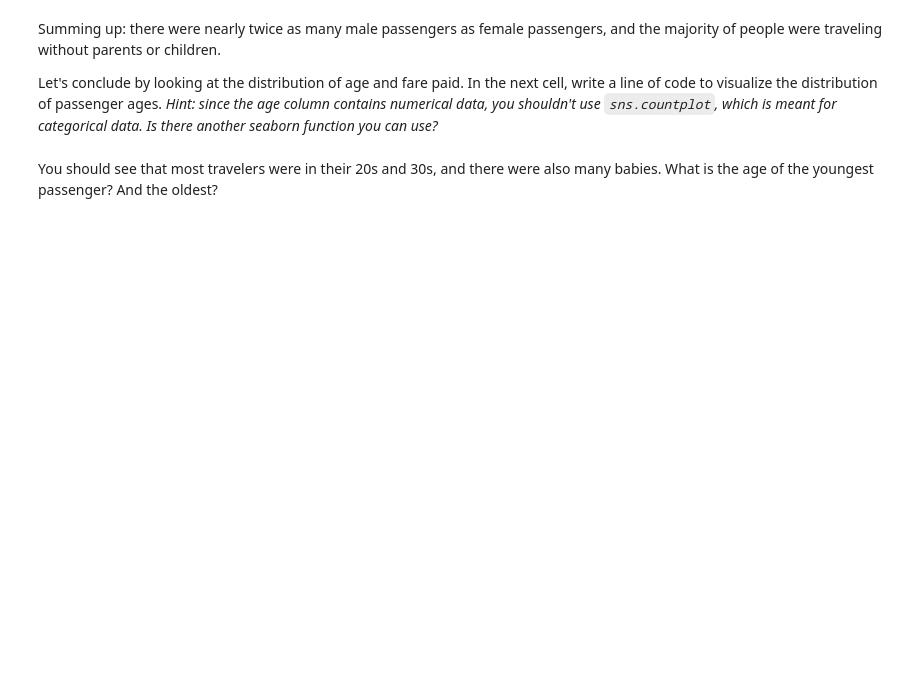
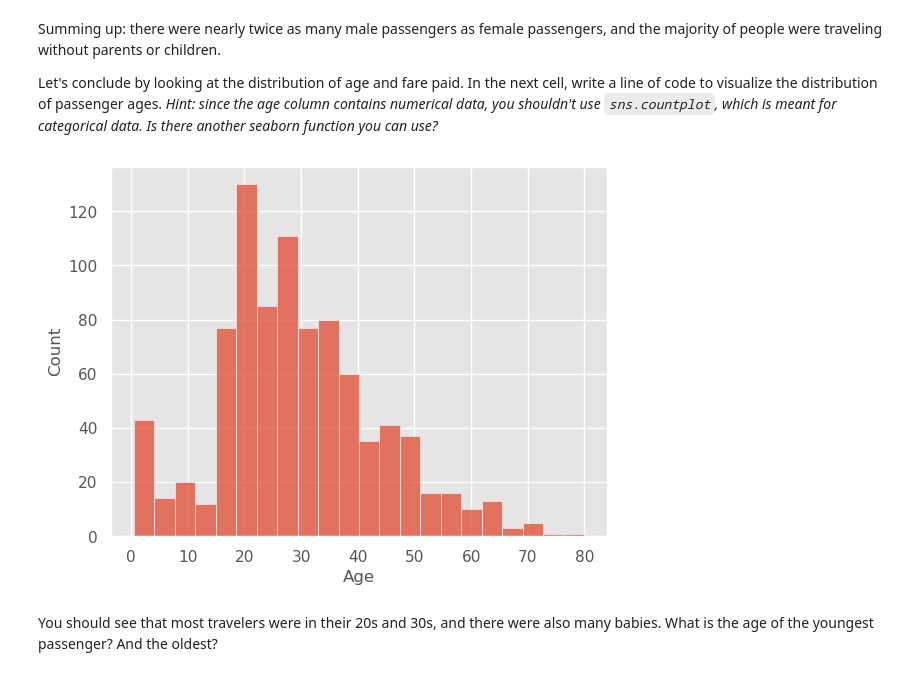
Before and after one commit to ds-102/sp24-materials, a Jupyter notebook: lab/lab01/lab01.ipynb, the cells around one changed output. Cells and saved outputs as stored; diff of their text form; code cells hidden in the pictures; blank space fills up the shorter version.

```diff
--- a/lab/lab01/lab01.ipynb
+++ b/lab/lab01/lab01.ipynb
@@ -219,4 +241,6 @@ Summing up: there were nearly twice as many male passengers as female passengers
 Let's conclude by looking at the distribution of age and fare paid. In the next cell, write a line of code to visualize the distribution of passenger ages. *Hint: since the age column contains numerical data, you shouldn't use `sns.countplot`, which is meant for categorical data. Is there another seaborn function you can use?*
 # %%
 # TODO: visualize the distribution of passenger ages
-...
+sns.histplot(x = titanic["Age"]);
+# %% [output]
+[figure, added]
```
Also changed, not shown: parts of 31 cells of this notebook.
